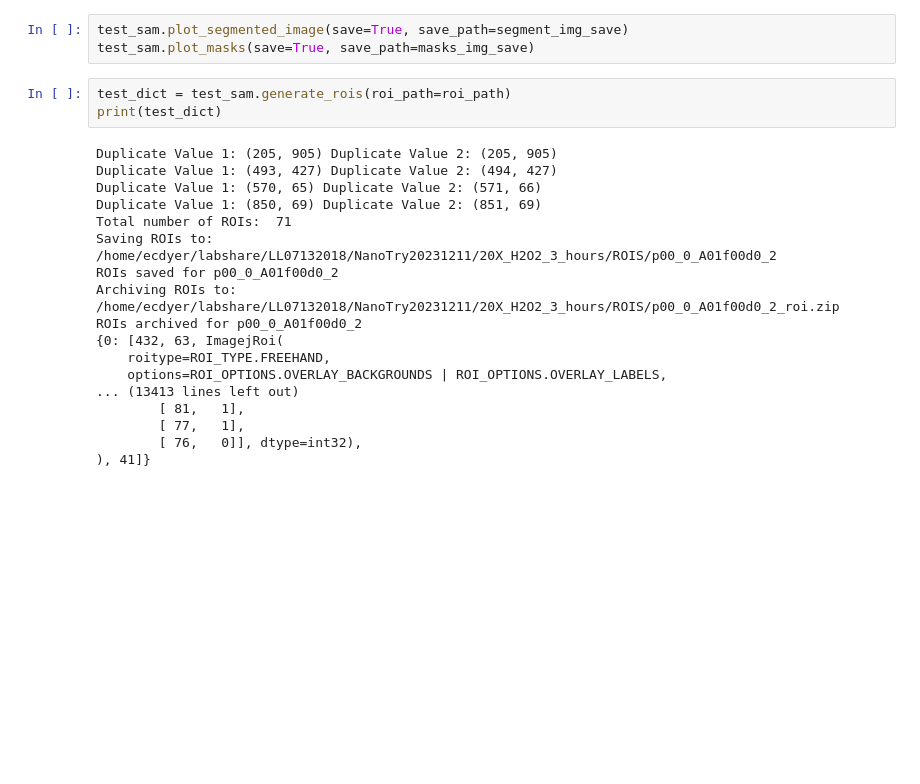
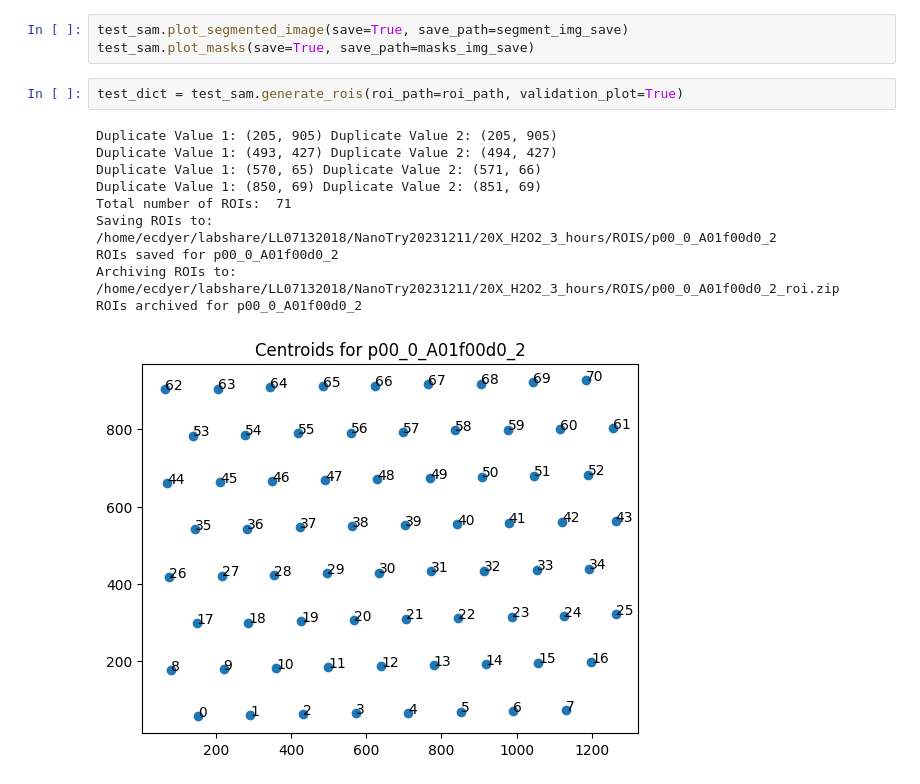
Before and after one commit to emmachancellor/ATTIICC, a Jupyter notebook: notebooks/segmentation_tutorial.ipynb, the cells around one changed output. Cells and saved outputs as stored; diff of their text form; blank space fills up the shorter version.

Commit message:
Validation plot passes tests

```diff
--- a/notebooks/segmentation_tutorial.ipynb
+++ b/notebooks/segmentation_tutorial.ipynb
@@ -18,23 +18,15 @@ Model Loaded
 test_sam.plot_segmented_image(save=True, save_path=segment_img_save)
 test_sam.plot_masks(save=True, save_path=masks_img_save)
 # %%
-test_dict = test_sam.generate_rois(roi_path=roi_path)
-print(test_dict)
+test_dict = test_sam.generate_rois(roi_path=roi_path, validation_plot=True)
 # %% [output]
 Duplicate Value 1: (205, 905) Duplicate Value 2: (205, 905)
 Duplicate Value 1: (493, 427) Duplicate Value 2: (494, 427)
 Duplicate Value 1: (570, 65) Duplicate Value 2: (571, 66)
 Duplicate Value 1: (850, 69) Duplicate Value 2: (851, 69)
 Total number of ROIs:  71
 Saving ROIs to:  /home/ecdyer/labshare/LL07132018/NanoTry20231211/20X_H2O2_3_hours/ROIS/p00_0_A01f00d0_2
 ROIs saved for p00_0_A01f00d0_2
 Archiving ROIs to:  /home/ecdyer/labshare/LL07132018/NanoTry20231211/20X_H2O2_3_hours/ROIS/p00_0_A01f00d0_2_roi.zip
 ROIs archived for p00_0_A01f00d0_2
-{0: [432, 63, ImagejRoi(
-    roitype=ROI_TYPE.FREEHAND,
-    options=ROI_OPTIONS.OVERLAY_BACKGROUNDS | ROI_OPTIONS.OVERLAY_LABELS,
-... (13413 lines left out)
-        [ 81,   1],
-        [ 77,   1],
-        [ 76,   0]], dtype=int32),
-), 41]}
+[figure, added]
```
Also changed, not shown: 1 other file.
